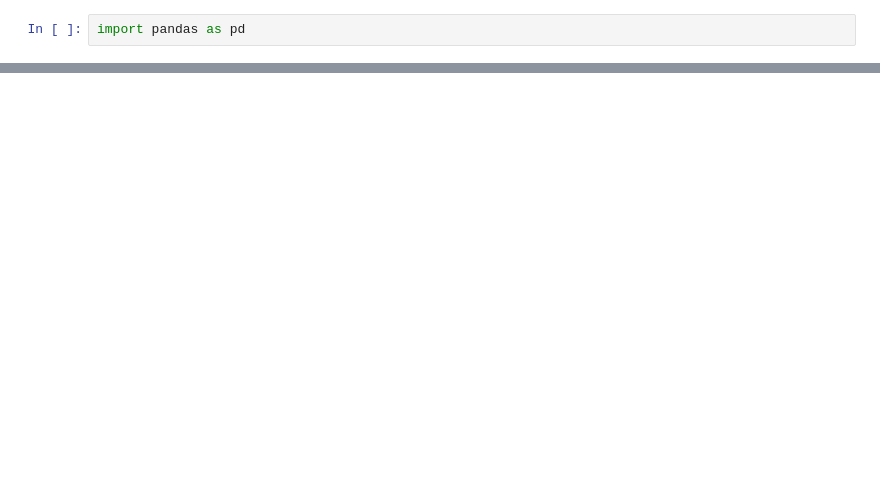
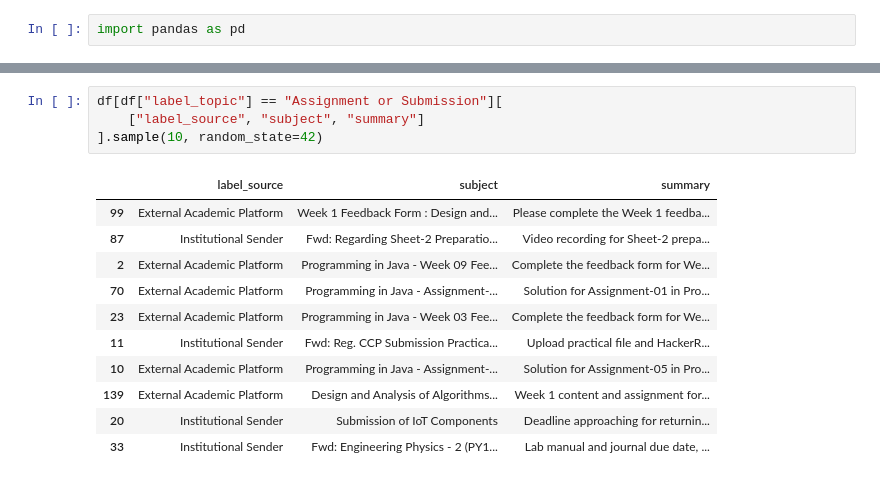
Before and after one commit to vmalani27/Uni-Dash_Reborn, a Jupyter notebook: Machine_Learning_Algo/step4_label_topic/Step3 visualisation after partial labelling.ipynb, the cells around one changed output, grey strips where cells are left out. Saved outputs shown, nothing was run; the diff lists cells and outputs as text; blank space fills up the shorter version.

```diff
--- a/Machine_Learning_Algo/step4_label_topic/Step3 visualisation after partial labelling.ipynb
+++ b/Machine_Learning_Algo/step4_label_topic/Step3 visualisation after partial labelling.ipynb
@@ -124,0 +65,16 @@ df.to_csv("level_2_fixed_3rd_jan.csv",index=False)
+# %%
+df[df["label_topic"] == "Assignment or Submission"][
+    ["label_source", "subject", "summary"]
+].sample(10, random_state=42)
+# %% [output]
+|  | label_source | subject | summary |
+| 99 | External Academic Platform | Week 1 Feedback Form : Design and... | Please complete the Week 1 feedba... |
+| 87 | Institutional Sender | Fwd: Regarding Sheet-2 Preparatio... | Video recording for Sheet-2 prepa... |
+| 2 | External Academic Platform | Programming in Java - Week 09 Fee... | Complete the feedback form for We... |
+| 70 | External Academic Platform | Programming in Java - Assignment-... | Solution for Assignment-01 in Pro... |
+| 23 | External Academic Platform | Programming in Java - Week 03 Fee... | Complete the feedback form for We... |
+| 11 | Institutional Sender | Fwd: Reg. CCP Submission Practica... | Upload practical file and HackerR... |
+| 10 | External Academic Platform | Programming in Java - Assignment-... | Solution for Assignment-05 in Pro... |
+| 139 | External Academic Platform | Design and Analysis of Algorithms... | Week 1 content and assignment for... |
+| 20 | Institutional Sender | Submission of IoT Components | Deadline approaching for returnin... |
+| 33 | Institutional Sender | Fwd: Engineering Physics - 2 (PY1... | Lab manual and journal due date, ... |
```
Also changed, not shown: parts of 13 cells of this notebook, 22 other files.
